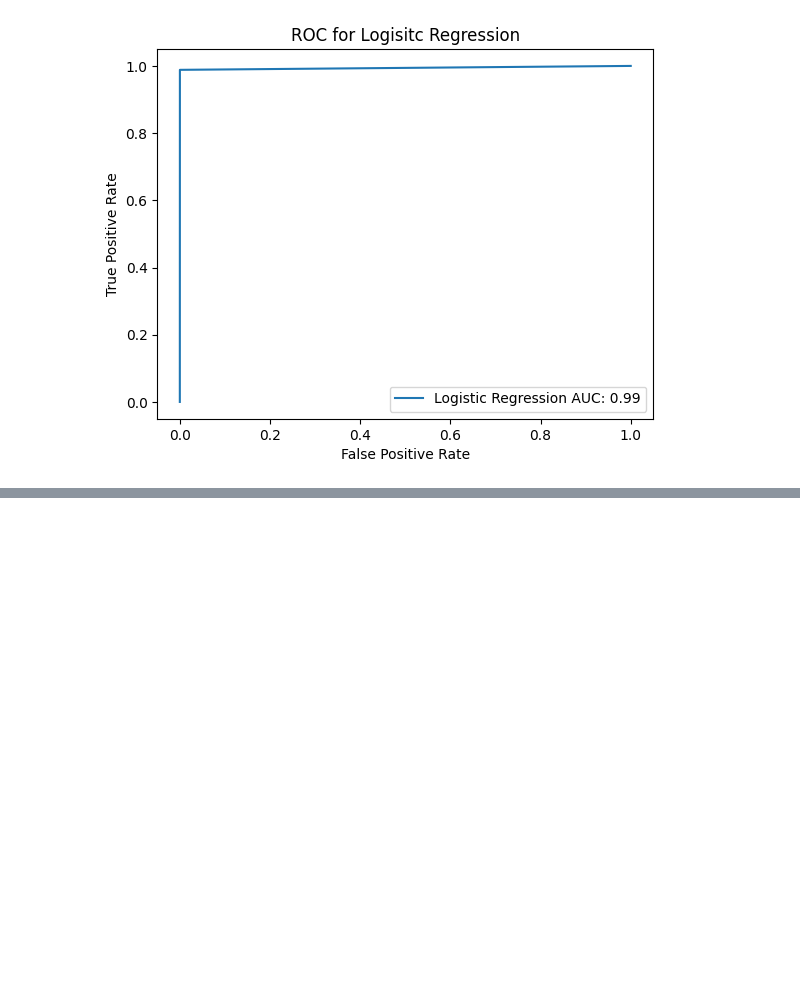
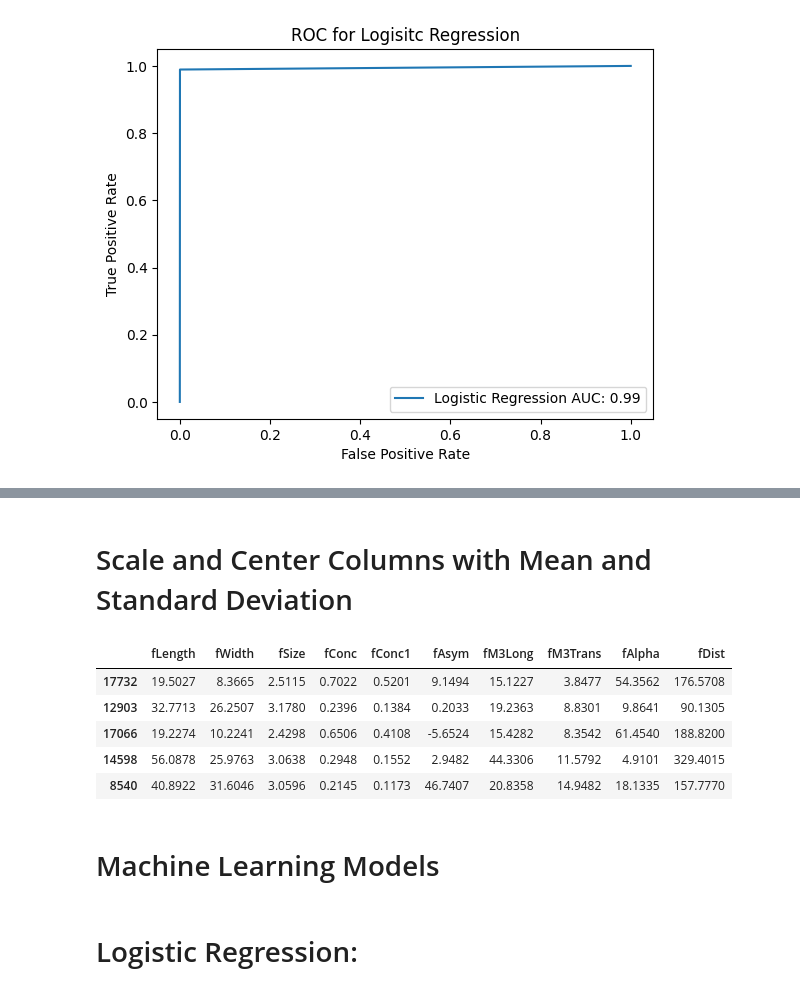
Before and after one commit to AlphauroraE/ML_Forensic_Data, a Jupyter notebook: HW5.ipynb, the cells around one changed output, grey strips where cells are left out. Saved outputs shown, nothing was run; the diff lists cells and outputs as text; code cells hidden in the pictures; blank space fills up the shorter version.

```diff
--- a/HW5.ipynb
+++ b/HW5.ipynb
@@ -120,0 +148,7 @@ plt.legend(loc='lower right')
+# %%
+# Separate features/predictors from response
+magic_feats = magic.drop(columns=['class'])
+magic_resp = np.array(magic['class'])
+
+print(magic_feats[:5])
+print(magic_resp)
@@ -120,0 +172,4 @@ plt.legend(loc='lower right')
+# %%
+from sklearn.model_selection import train_test_split
+m_feat_train, m_feat_test, m_resp_train, m_resp_test = train_test_split(magic_feats, magic_resp, test_size=0.25)
+print(m_feat_train.head())
@@ -120,0 +190,23 @@ plt.legend(loc='lower right')
+# %% [markdown]
+# Scale and Center Columns with Mean and Standard Deviation
+# %%
+# Code from knn_svm_python.ipynb
+from sklearn.preprocessing import StandardScaler
+scaler = StandardScaler()
+
+# get mean and standard deviation for each column according to train data
+scaler.fit(m_feat_train)
+# scale columns of train and test data
+feat_train = scaler.transform(m_feat_train)
+feat_test = scaler.transform(m_feat_test)
+# %% [output]
+|  | fLength | fWidth | fSize | fConc | fConc1 | fAsym | fM3Long | fM3Trans | fAlpha | fDist |
+| 17732 | 19.5027 | 8.3665 | 2.5115 | 0.7022 | 0.5201 | 9.1494 | 15.1227 | 3.8477 | 54.3562 | 176.5708 |
+| 12903 | 32.7713 | 26.2507 | 3.1780 | 0.2396 | 0.1384 | 0.2033 | 19.2363 | 8.8301 | 9.8641 | 90.1305 |
+| 17066 | 19.2274 | 10.2241 | 2.4298 | 0.6506 | 0.4108 | -5.6524 | 15.4282 | 8.3542 | 61.4540 | 188.8200 |
+| 14598 | 56.0878 | 25.9763 | 3.0638 | 0.2948 | 0.1552 | 2.9482 | 44.3306 | 11.5792 | 4.9101 | 329.4015 |
+| 8540 | 40.8922 | 31.6046 | 3.0596 | 0.2145 | 0.1173 | 46.7407 | 20.8358 | 14.9482 | 18.1335 | 157.7770 |
+# %% [markdown]
+# Machine Learning Models
+# %% [markdown]
+# Logistic Regression:
```
Also changed, not shown: parts of 13 cells of this notebook.
